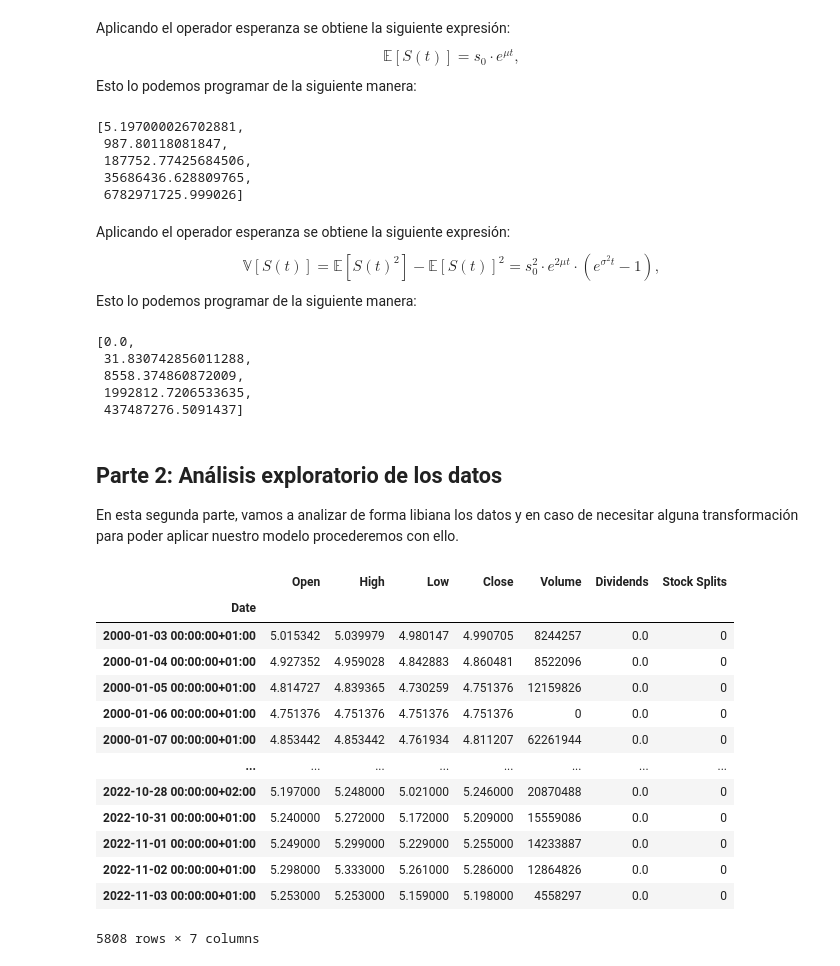
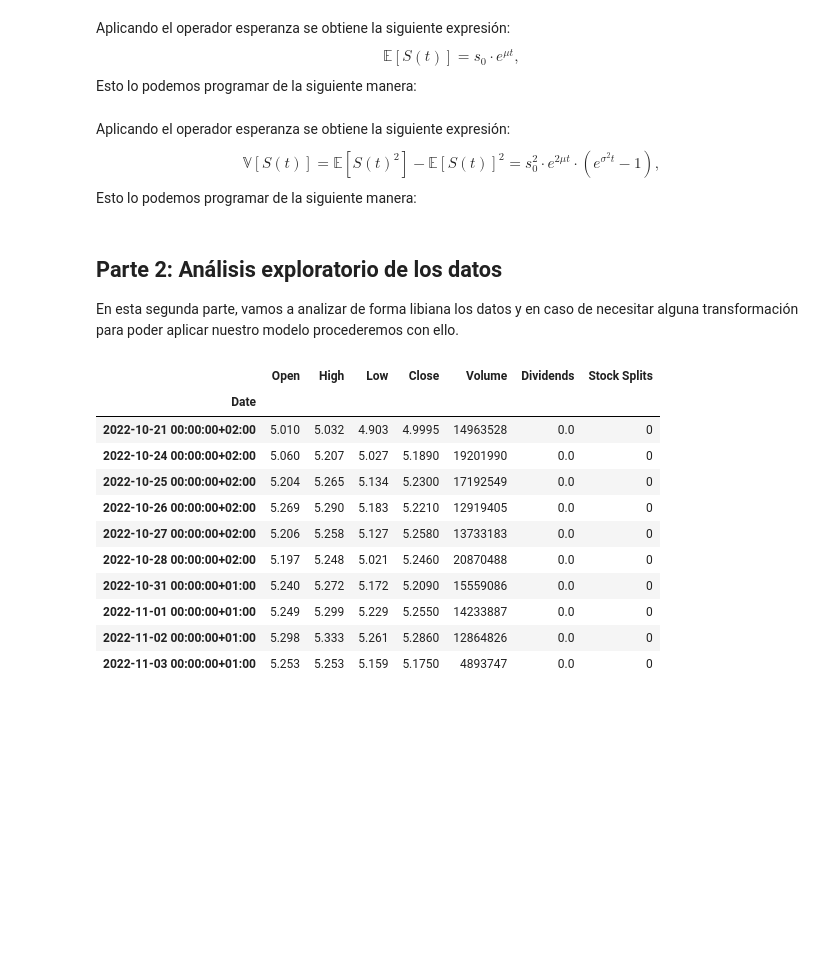
Before and after one commit to bereamanuel/analisisCarteras, a Jupyter notebook: BereaManuel_Actividad2.ipynb, the cells around one changed output. Saved outputs shown, nothing was run; the diff lists cells and outputs as text; code cells hidden in the pictures; blank space fills up the shorter version.

```diff
--- a/BereaManuel_Actividad2.ipynb
+++ b/BereaManuel_Actividad2.ipynb
@@ -57,14 +62,6 @@ def media(datos,t = None):
         for t in range(len(datos)):
             eS.append(s0*exp(mu*(t)))
     return(eS)
-
-media(prueba["Open"])
-# %% [output]
-[5.197000026702881,
- 987.80118081847,
- 187752.77425684506,
- 35686436.628809765,
- 6782971725.999026]
 # %% [markdown]
 Aplicando el operador esperanza se obtiene la siguiente expresión: $$ \mathbb{V}[S(t)] = \mathbb{E}[S(t)^2] - \mathbb{E}[S(t)]^2 = s_0^2 \cdot e^{2 \mu t} \cdot (e^{\sigma^2 t} - 1), $$ Esto lo podemos programar de la siguiente manera:
 # %%
@@ -89,14 +86,6 @@ def desvTipica(datos,t = None):
         for t in range(len(datos)):
             eS.append(sqrt((s0**2)*exp(2*mu*t)*(exp(sigma2*t)-1)))
     return(eS)
-
-desvTipica(prueba["Open"])
-# %% [output]
-[0.0,
- 31.830742856011288,
- 8558.374860872009,
- 1992812.7206533635,
- 437487276.5091437]
 # %% [markdown]
 ## Parte 2: Análisis exploratorio de los datos
 
@@ -104,21 +93,20 @@ En esta segunda parte, vamos a analizar de forma libiana los datos y en caso de
 # %%
 simbolo = "BBVA.MC"
 bbva = yf.Ticker(simbolo)
 bbva.info["longBusinessSummary"] + " " + bbva.info["website"]
 
-bbva.history(period="max")
+df = bbva.history(period="max")
+df.tail(10)
 # %% [output]
 |  | Open | High | Low | Close | Volume | Dividends | Stock Splits |
 | Date |  |  |  |  |  |  |  |
-| 2000-01-03 00:00:00+01:00 | 5.015342 | 5.039979 | 4.980147 | 4.990705 | 8244257 | 0.0 | 0 |
-| 2000-01-04 00:00:00+01:00 | 4.927352 | 4.959028 | 4.842883 | 4.860481 | 8522096 | 0.0 | 0 |
-| 2000-01-05 00:00:00+01:00 | 4.814727 | 4.839365 | 4.730259 | 4.751376 | 12159826 | 0.0 | 0 |
-| 2000-01-06 00:00:00+01:00 | 4.751376 | 4.751376 | 4.751376 | 4.751376 | 0 | 0.0 | 0 |
-| 2000-01-07 00:00:00+01:00 | 4.853442 | 4.853442 | 4.761934 | 4.811207 | 62261944 | 0.0 | 0 |
-| ... | ... | ... | ... | ... | ... | ... | ... |
-| 2022-10-28 00:00:00+02:00 | 5.197000 | 5.248000 | 5.021000 | 5.246000 | 20870488 | 0.0 | 0 |
-| 2022-10-31 00:00:00+01:00 | 5.240000 | 5.272000 | 5.172000 | 5.209000 | 15559086 | 0.0 | 0 |
-| 2022-11-01 00:00:00+01:00 | 5.249000 | 5.299000 | 5.229000 | 5.255000 | 14233887 | 0.0 | 0 |
-| 2022-11-02 00:00:00+01:00 | 5.298000 | 5.333000 | 5.261000 | 5.286000 | 12864826 | 0.0 | 0 |
-| 2022-11-03 00:00:00+01:00 | 5.253000 | 5.253000 | 5.159000 | 5.198000 | 4558297 | 0.0 | 0 |
+| 2022-10-21 00:00:00+02:00 | 5.010 | 5.032 | 4.903 | 4.9995 | 14963528 | 0.0 | 0 |
+| 2022-10-24 00:00:00+02:00 | 5.060 | 5.207 | 5.027 | 5.1890 | 19201990 | 0.0 | 0 |
+| 2022-10-25 00:00:00+02:00 | 5.204 | 5.265 | 5.134 | 5.2300 | 17192549 | 0.0 | 0 |
+| 2022-10-26 00:00:00+02:00 | 5.269 | 5.290 | 5.183 | 5.2210 | 12919405 | 0.0 | 0 |
+| 2022-10-27 00:00:00+02:00 | 5.206 | 5.258 | 5.127 | 5.2580 | 13733183 | 0.0 | 0 |
+| 2022-10-28 00:00:00+02:00 | 5.197 | 5.248 | 5.021 | 5.2460 | 20870488 | 0.0 | 0 |
+| 2022-10-31 00:00:00+01:00 | 5.240 | 5.272 | 5.172 | 5.2090 | 15559086 | 0.0 | 0 |
+| 2022-11-01 00:00:00+01:00 | 5.249 | 5.299 | 5.229 | 5.2550 | 14233887 | 0.0 | 0 |
+| 2022-11-02 00:00:00+01:00 | 5.298 | 5.333 | 5.261 | 5.2860 | 12864826 | 0.0 | 0 |
+| 2022-11-03 00:00:00+01:00 | 5.253 | 5.253 | 5.159 | 5.1750 | 4893747 | 0.0 | 0 |
-5808 rows × 7 columns
```
Also changed, not shown: parts of 4 cells of this notebook.
